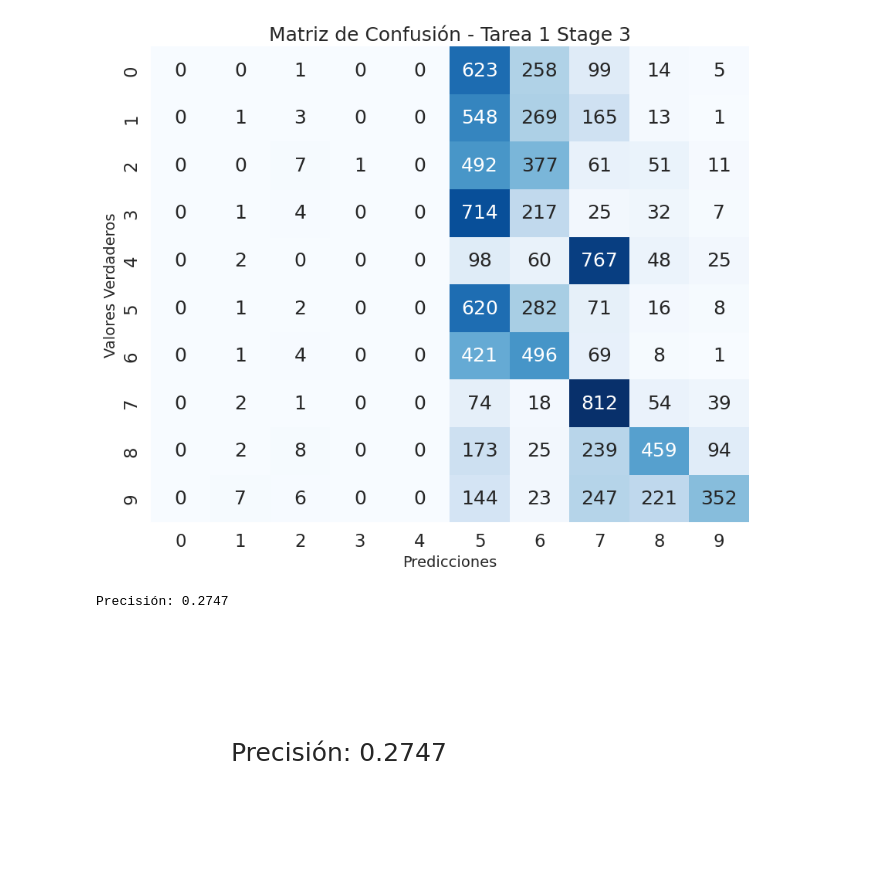
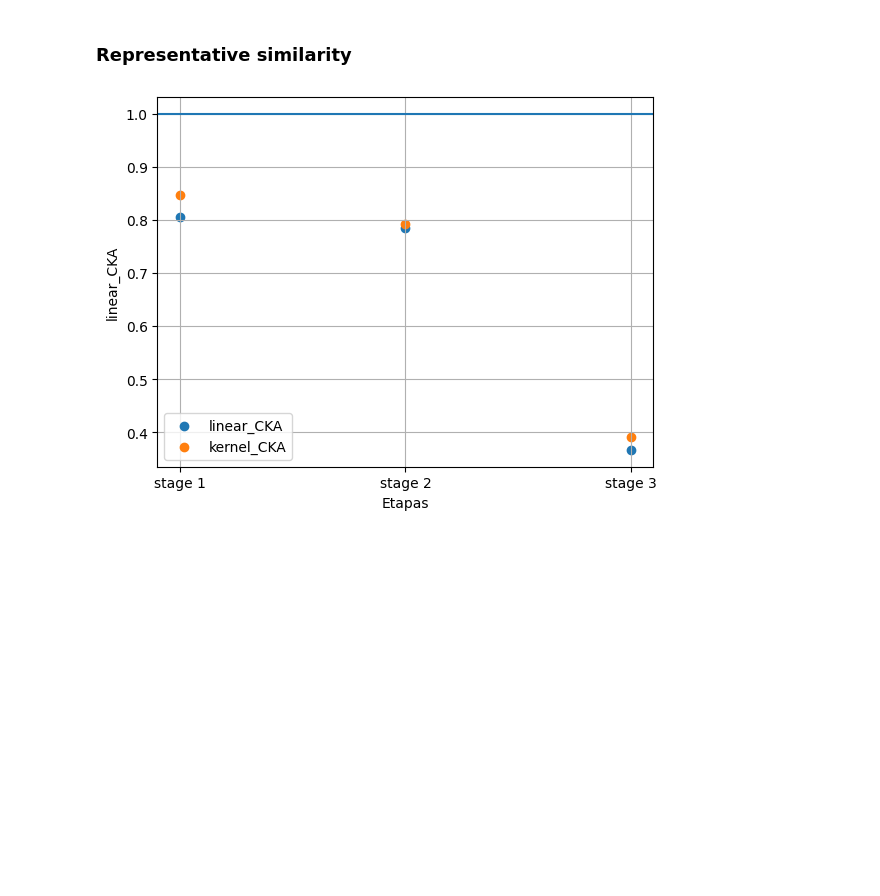
Before and after one commit to DavidFM43/dinov2-knn, a Jupyter notebook: PyCIL/logs/finetune/experiment_freeze_stage/analisis.ipynb, the cells around one changed output. Cells and saved outputs as stored; diff of their text form; code cells hidden in the pictures; blank space fills up the shorter version.

```diff
--- a/PyCIL/logs/finetune/experiment_freeze_stage/analisis.ipynb
+++ b/PyCIL/logs/finetune/experiment_freeze_stage/analisis.ipynb
@@ -167,41 +0,0 @@ Precisión: 0.3913
-# %%
-import numpy as np
-import matplotlib.pyplot as plt
-import seaborn as sns
-from sklearn.metrics import confusion_matrix, accuracy_score
-
-# Cargar los archivos .npy
-pred = np.load('pred_task_1_stage_3.npy')
-target = np.load('target_task_1_stage_3.npy')
-
-# Configurar la tarea y el stage
-task = 1
-stage = 3
-
-# Calcular la matriz de confusión
-conf_matrix = confusion_matrix(target, pred)
-
-# Configurar el estilo de la gráfica
-plt.figure(figsize=(10, 8))
-sns.set(font_scale=1.5)  # Aumentar el tamaño de la fuente
-sns.heatmap(conf_matrix, annot=True, fmt='d', cmap='Blues', cbar=False)
-
-# Configurar etiquetas y título
-plt.title(f'Matriz de Confusión - Tarea {task} Stage {stage}', fontsize=18)
-plt.xlabel('Predicciones', fontsize=14)
-plt.ylabel('Valores Verdaderos', fontsize=14)
-plt.show()
-
-# Calcular la precisión
-accuracy = accuracy_score(target, pred)
-print(f'Precisión: {accuracy:.4f}')
-
-# Mostrar precisión en un formato más grande y destacado
-plt.figure(figsize=(6, 3))
-plt.text(0.5, 0.5, f'Precisión: {accuracy:.4f}', fontsize=18, ha='center', va='center')
-plt.axis('off')
-plt.show()
-# %% [output]
-[figure, removed]
-Precisión: 0.2747
-[figure, removed]
@@ -207,0 +11,28 @@ Precisión: 0.2747
+# %% [markdown]
+### Representative similarity
+# %%
+with open('sims.json') as archivo:
+    datos = json.load(archivo)
+
+# Extraemos los valores de linear_CKA y creamos una lista de etapas
+linear = datos["linear_CKA"]; kernel = datos["kernel_CKA"]
+etapas = ["stage 1", "stage 2", "stage 3"]
+
+
+# Creamos el gráfico
+plt.scatter(etapas, linear, label='linear_CKA')
+plt.scatter(etapas, kernel, label='kernel_CKA')
+
+# Agregamos la cuadrícula
+plt.grid(True)
+plt.legend()
+
+# Etiquetamos los ejes
+plt.xlabel('Etapas')
+plt.ylabel('linear_CKA')
+
+# Mostramos el gráfico
+plt.axhline(1)
+plt.show()
+# %% [output]
+[figure, added]
```
Also changed, not shown: parts of 11 cells of this notebook, 2 other files.
